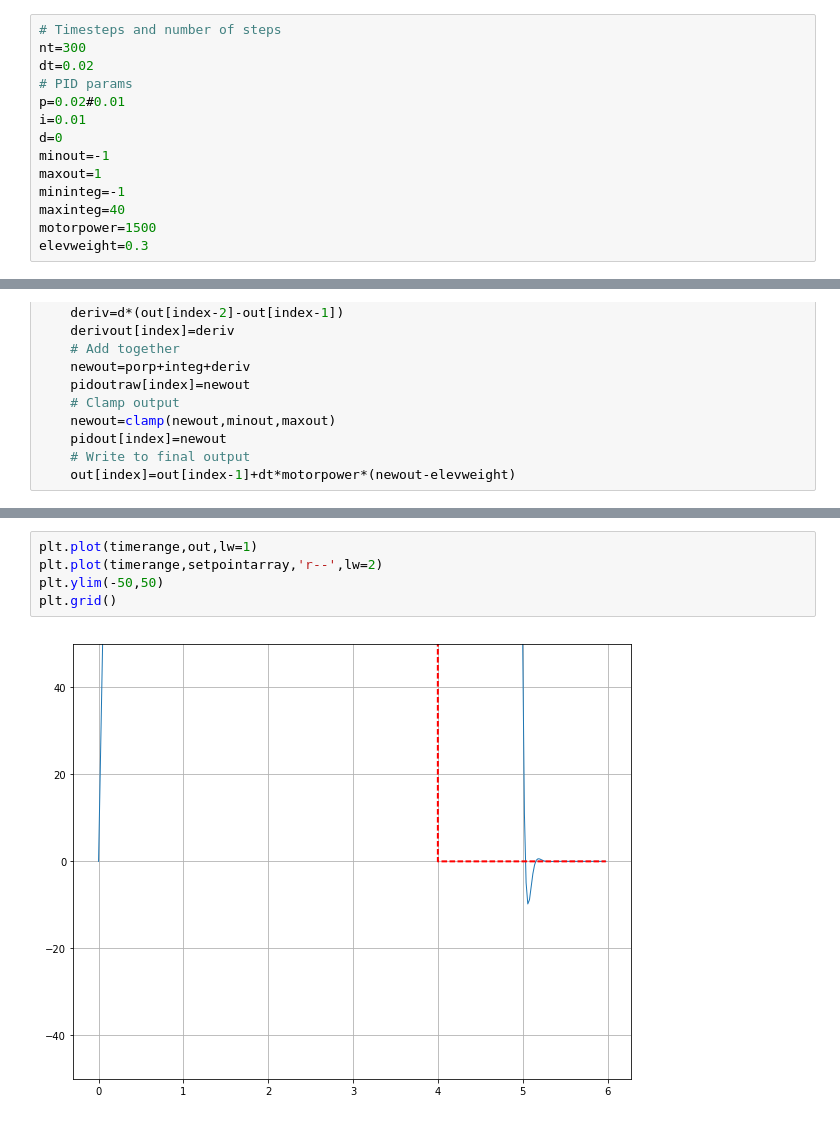
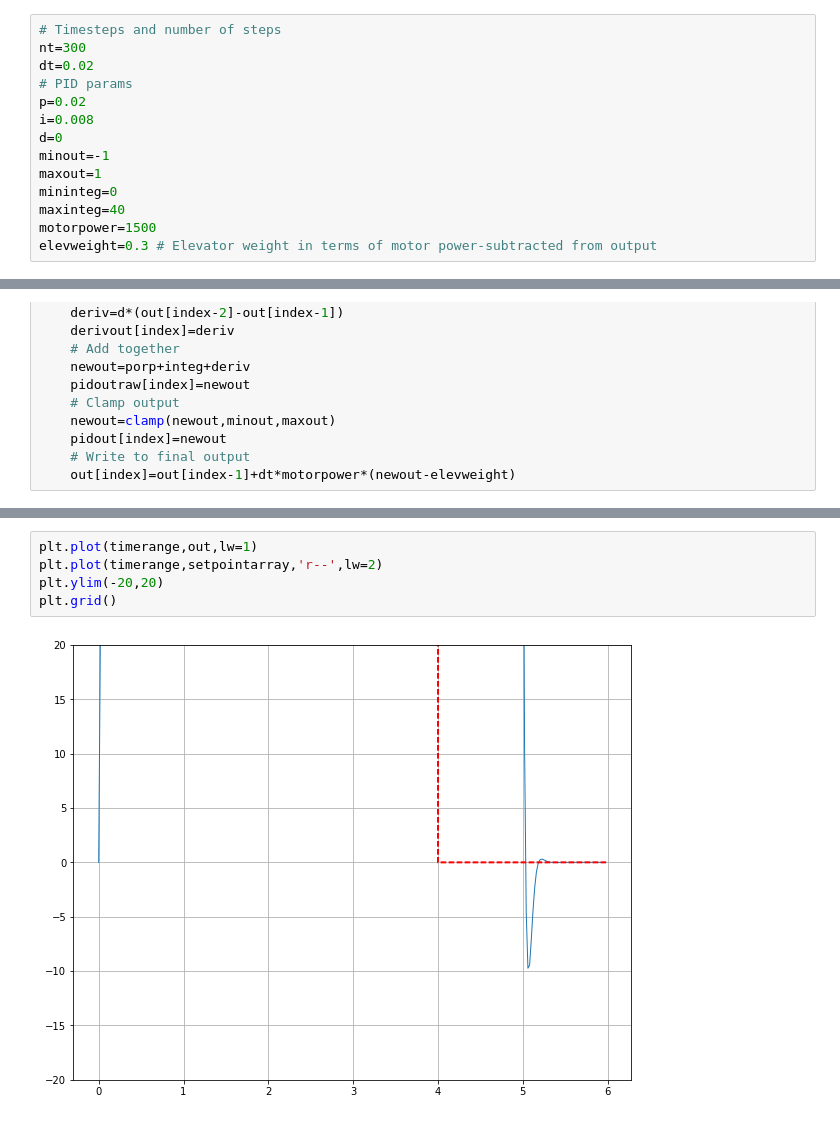
Before and after one commit to rlee287/jupyter-notebook-collection, a Jupyter notebook: Elevator PID.ipynb, the cells around one changed output, grey strips where cells are left out. Drawn from its saved outputs; the diff is of its cells as text.

Commit message:
Further adjustments to Elevator

```diff
--- a/Elevator PID.ipynb
+++ b/Elevator PID.ipynb
@@ -15,15 +15,15 @@ Solution settings and PID parameters:
 nt=300
 dt=0.02
 # PID params
-p=0.02#0.01
-i=0.01
+p=0.02
+i=0.008
 d=0
 minout=-1
 maxout=1
-mininteg=-1
+mininteg=0
 maxinteg=40
 motorpower=1500
-elevweight=0.3
+elevweight=0.3 # Elevator weight in terms of motor power-subtracted from output
 # %%
 # Initialize variables
 timerange=np.arange(0,nt*dt,dt)
@@ -85,7 +85,7 @@ plt.grid()
 # %%
 plt.plot(timerange,out,lw=1)
 plt.plot(timerange,setpointarray,'r--',lw=2)
-plt.ylim(-50,50)
+plt.ylim(-20,20)
 plt.grid()
 # %% [output]
-[figure, old version]
+[figure, new version]
```
Also changed, not shown: parts of 2 cells of this notebook.
